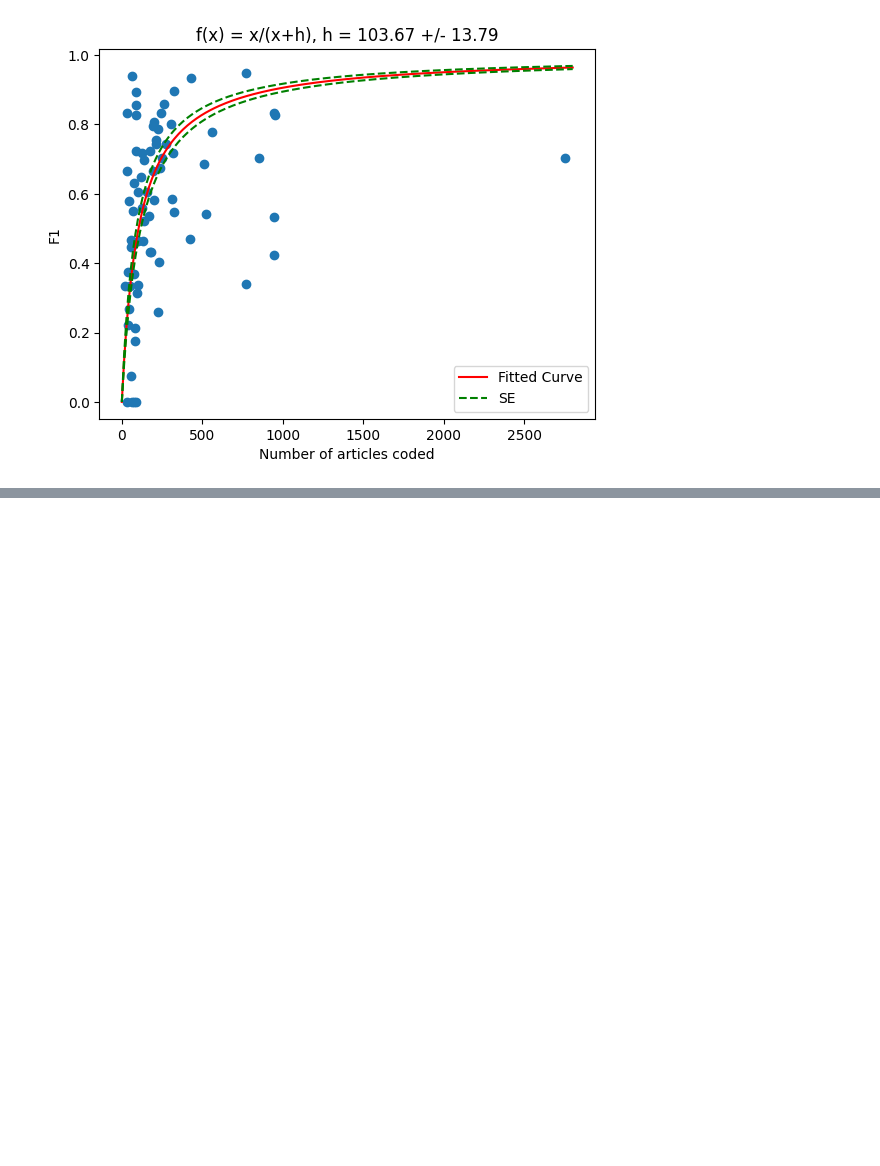
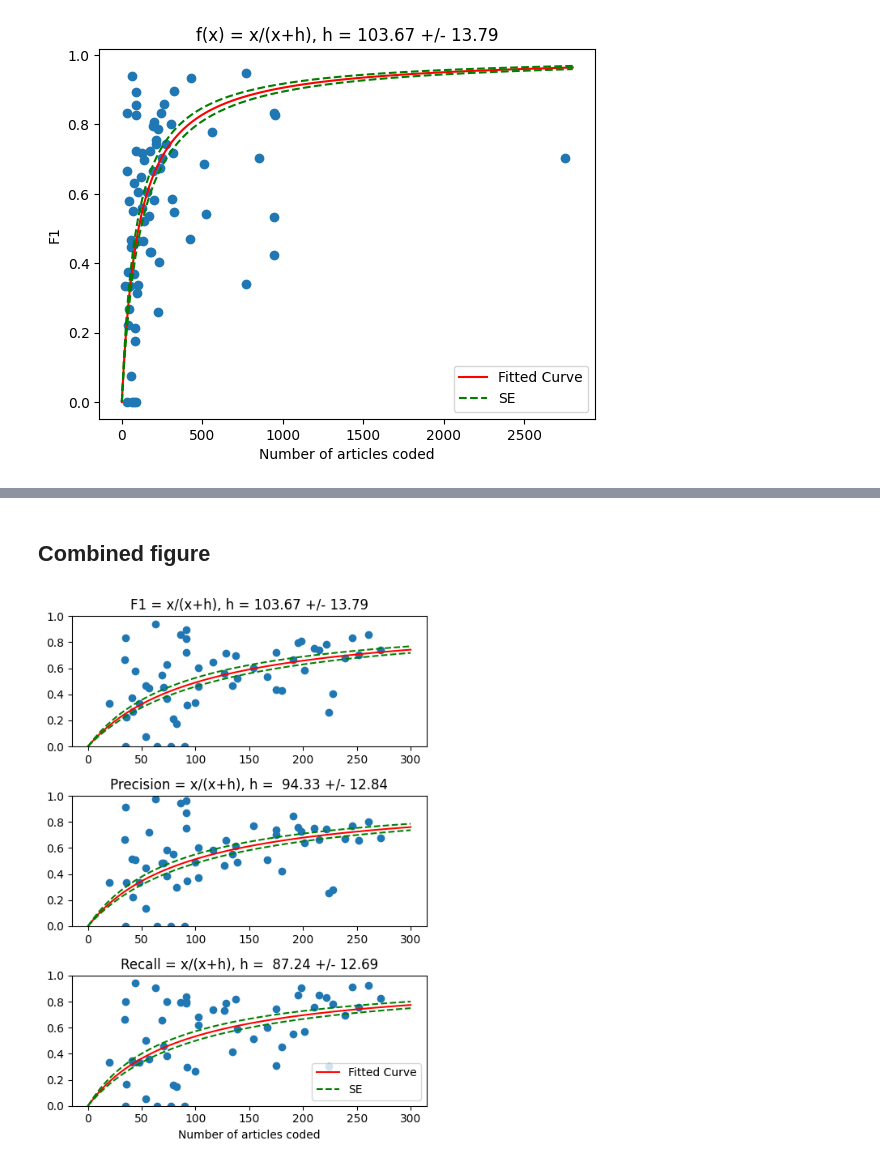
Before and after one commit to dveytia/ORO-map-relevance, a Jupyter notebook: analyses/Model_evaluation/Compare_n_to_score.ipynb, the cells around one changed output, grey strips where cells are left out. Drawn from its saved outputs; the diff is of its cells as text; code cells hidden in the pictures; blank space fills up the shorter version.

```diff
--- a/analyses/Model_evaluation/Compare_n_to_score.ipynb
+++ b/analyses/Model_evaluation/Compare_n_to_score.ipynb
@@ -171,0 +200,8 @@ plt.show()
+# %%
+## Fit model
+y_precision = scores2['precision']
+
+popt_precision, pcov_precision = curve_fit(func_model, x_data, y_precision)
+
+# compute standard deviation
+perr_precision = np.sqrt(np.diag(pcov_precision))
@@ -171,0 +210,69 @@ plt.show()
+# %%
+## Fit model
+y_recall = scores2['recall']
+
+popt_recall, pcov_recall = curve_fit(func_model, x_data, y_recall)
+
+# compute standard deviation
+perr_recall = np.sqrt(np.diag(pcov_recall))
+# %% [markdown]
+## Combined figure
+# %%
+fig, ax = plt.subplots(3, 1, figsize=(5, 7))
+
+maxn = 300 # the x lim
+
+## subset data to maxn
+scores3 = scores2[scores2['n'] < maxn]
+x_data3 = scores3['n']
+y_data3 = scores3['F1']
+y_precision3 = scores3['precision']
+y_recall3 = scores3['recall']
+
+# New x values for smoother line plotting
+x = np.linspace(0, maxn, 100)
+
+
+
+## Plot 0 -- F1
+p0 = ax[0].scatter(x_data3, y_data3) # scatter
+p0 = ax[0].set_title("F1 = x/(x+h), h = %6.2f +/- %4.2f" % (popt, perr)) # title
+p0 = ax[0].plot(x, func_model(x, popt), 'r-', label="Fitted Curve") # fitted curve
+ax[0].set_ylim(0, 1)
+# add curves +/- se
+ax[0].plot(x, func_model(x, popt + perr), 'g--', label = "SE")
+ax[0].plot(x, func_model(x, popt - perr), 'g--')
+
+
+## Plot 1 -- precision
+p1 = ax[1].scatter(x_data3, y_precision3) # scatter
+p1 = ax[1].set_title("Precision = x/(x+h), h = %6.2f +/- %4.2f" % (popt_precision, perr_precision)) # title
+p1 = ax[1].plot(x, func_model(x, popt_precision), 'r-', label="Fitted Curve") # fitted curve
+ax[1].set_ylim(0, 1)
+# add curves +/- se
+ax[1].plot(x, func_model(x, popt_precision + perr_precision), 'g--', label = "SE")
+ax[1].plot(x, func_model(x, popt_precision - perr_precision), 'g--')
+
+
+
+## Plot 2 -- recall
+p2 = ax[2].scatter(x_data3, y_recall3) # scatter
+p2 = ax[2].set_title("Recall = x/(x+h), h = %6.2f +/- %4.2f" % (popt_recall, perr_recall)) # title
+p2 = ax[2].plot(x, func_model(x, popt_recall), 'r-', label="Fitted Curve") # fitted curve
+ax[2].set_ylim(0, 1)
+# add curves +/- se
+ax[2].plot(x, func_model(x, popt_recall + perr_recall), 'g--', label = "SE")
+ax[2].plot(x, func_model(x, popt_recall - perr_recall), 'g--')
+
+
+# Final labels
+plt.legend(loc='lower right')
+plt.xlabel("Number of articles coded")
+
+
+# combine
+fig.tight_layout()
+plt.savefig("/home/dveytia/ORO-map-relevance/figures/compare_n_to_scores.pdf", format="pdf", bbox_inches="tight")
+plt.show()
+# %% [output]
+[figure, added]
```
Also changed, not shown: parts of 5 cells of this notebook, 1 other file.
